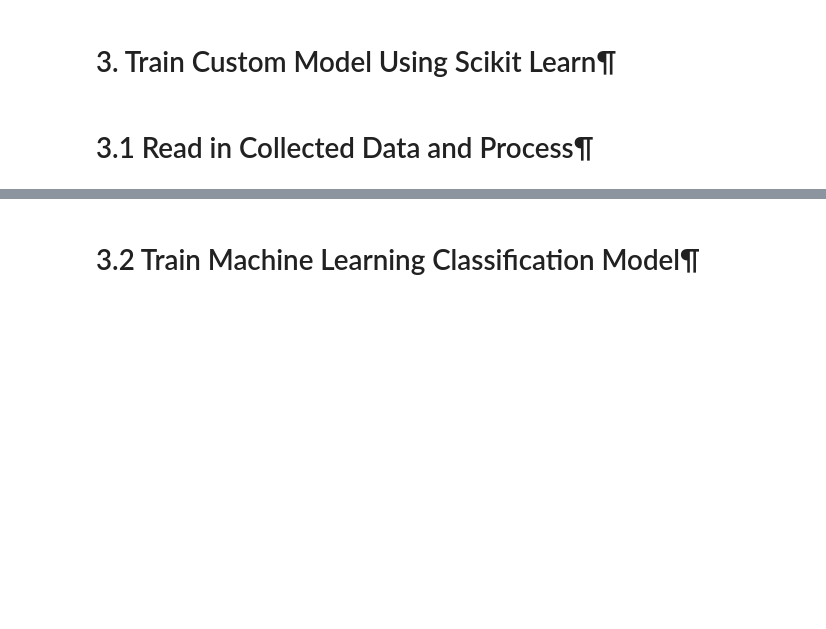
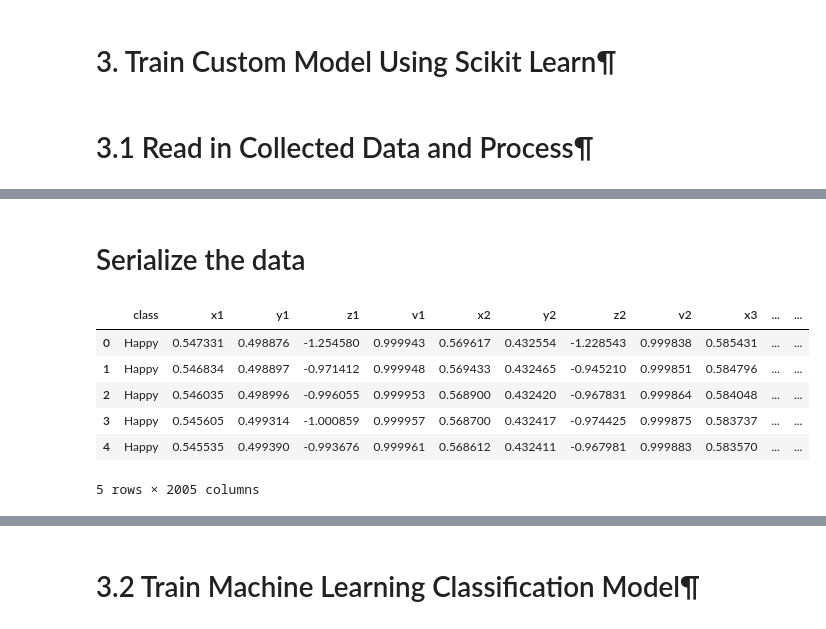
Before and after one commit to marwahfaraj/pose_estimation, a Jupyter notebook: emotion_detection.ipynb, the cells around one changed output, grey strips where cells are left out. Saved outputs shown, nothing was run; the diff lists cells and outputs as text; code cells hidden in the pictures; blank space fills up the shorter version.

```diff
--- a/emotion_detection.ipynb
+++ b/emotion_detection.ipynb
@@ -208 +208,15 @@ df[df['class']=='Yay']
+# %% [markdown]
+# Serialize the data
+# %%
+# df.to_pickle('data.pickle')
+full_df = pd.read_pickle('data/data.pickle')
+full_df.head()
+# %% [output]
+|  | class | x1 | y1 | z1 | v1 | x2 | y2 | z2 | v2 | x3 | ... | ... |
+| 0 | Happy | 0.547331 | 0.498876 | -1.254580 | 0.999943 | 0.569617 | 0.432554 | -1.228543 | 0.999838 | 0.585431 | ... | ... |
+| 1 | Happy | 0.546834 | 0.498897 | -0.971412 | 0.999948 | 0.569433 | 0.432465 | -0.945210 | 0.999851 | 0.584796 | ... | ... |
+| 2 | Happy | 0.546035 | 0.498996 | -0.996055 | 0.999953 | 0.568900 | 0.432420 | -0.967831 | 0.999864 | 0.584048 | ... | ... |
+| 3 | Happy | 0.545605 | 0.499314 | -1.000859 | 0.999957 | 0.568700 | 0.432417 | -0.974425 | 0.999875 | 0.583737 | ... | ... |
+| 4 | Happy | 0.545535 | 0.499390 | -0.993676 | 0.999961 | 0.568612 | 0.432411 | -0.967981 | 0.999883 | 0.583570 | ... | ... |
+5 rows × 2005 columns
 # %%
```
Also changed, not shown: parts of 8 cells of this notebook, 4 other files.
